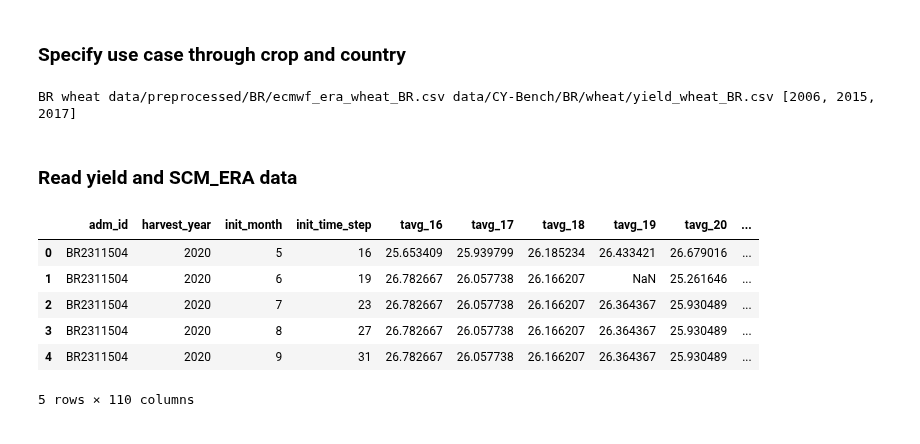
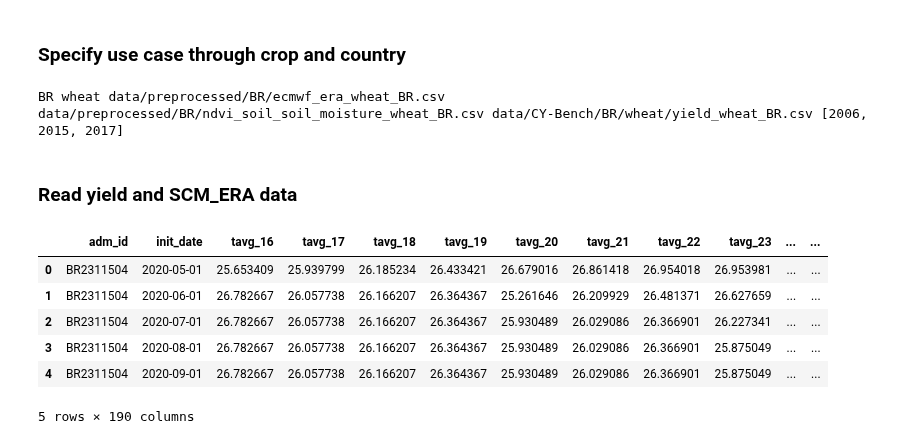
Before and after one commit to ellaampy/seasonal-yield-forecast, a Jupyter notebook: train_and_validate.ipynb, the cells around one changed output. Saved outputs shown, nothing was run; the diff lists cells and outputs as text; code cells hidden in the pictures.

```diff
--- a/train_and_validate.ipynb
+++ b/train_and_validate.ipynb
@@ -23,53 +20,61 @@ match country:
         match crop:
             case "wheat":
                 ecmwf_path = "data/preprocessed/US/ecmwf_era_wheat_US.csv"
+                predictor_path = "data/preprocessed/US/ndvi_soil_soil_moisture_wheat_US.csv"
                 yield_path = "data/CY-Bench/US/wheat/yield_wheat_US.csv"
                 test_years = [2020, 2021, 2022]
-                print(country, crop, ecmwf_path, yield_path, test_years)
+                print(country, crop, ecmwf_path, predictor_path, yield_path, test_years)
             case "maize":
                 ecmwf_path = "data/preprocessed/US/ecmwf_era_maize_US.csv"
+                predictor_path = "data/preprocessed/US/ndvi_soil_soil_moisture_maize_US.csv"
                 yield_path = "data/CY-Bench/US/maize/yield_maize_US.csv"
                 test_years = [2020, 2021, 2022]
-                print(country, crop, ecmwf_path, yield_path, test_years)
+                print(country, crop, ecmwf_path, predictor_path, yield_path, test_years)
             case _:
                 print("invalid crop, has to be wheat or maize")
     case "BR":
         match crop:
             case "wheat":
                 ecmwf_path = "data/preprocessed/BR/ecmwf_era_wheat_BR.csv"
+                predictor_path = "data/preprocessed/BR/ndvi_soil_soil_moisture_wheat_BR.csv"
                 yield_path = "data/CY-Bench/BR/wheat/yield_wheat_BR.csv"
                 test_years = [2006, 2015, 2017]
-                print(country, crop, ecmwf_path, yield_path, test_years)
+                print(country, crop, ecmwf_path, predictor_path, yield_path, test_years)
             case "maize":
                 ecmwf_path = "data/preprocessed/BR/ecmwf_era_maize_BR.csv"
+                predictor_path = "data/preprocessed/BR/ndvi_soil_soil_moisture_maize_BR.csv"
                 yield_path = "data/CY-Bench/BR/maize/yield_maize_BR.csv"
                 test_years = [2020, 2021, 2022]
-                print(country, crop, ecmwf_path, yield_path, test_years)
+                print(country, crop, ecmwf_path, predictor_path, yield_path, test_years)
             case _:
                 print("invalid crop, has to be wheat or maize")
     case _:
         print("invalid country, has to be US or BR")
 # %% [output]
-BR wheat data/preprocessed/BR/ecmwf_era_wheat_BR.csv data/CY-Bench/BR/wheat/yield_wheat_BR.csv [2006, 2015, 2017]
+BR wheat data/preprocessed/BR/ecmwf_era_wheat_BR.csv data/preprocessed/BR/ndvi_soil_soil_moisture_wheat_BR.csv data/CY-Bench/BR/wheat/yield_wheat_BR.csv [2006, 2015, 2017]
 # %% [markdown]
 ### Read yield and SCM_ERA data
 # %%
 # Historical yield data
 y = pd.read_csv(yield_path)
 y = y.loc[y["harvest_year"].between(2003, 2023), ["adm_id", "harvest_year", "yield", "harvested_area"]].reset_index(drop=True)
 
-# 8-day aggregated ECMWF and ERA data depending on month of initialization
-x = pd.read_csv(ecmwf_path)
+# Merge predictor data
+x_1 = pd.read_csv(ecmwf_path)
+x_2 = pd.read_csv(predictor_path)
+x = x_1.merge(x_2, on=["adm_id", "harvest_year"], how="left").dropna().reset_index(drop=True)
+
+# Merge predictor and yield data
 x_y = x.merge(y, on=["adm_id", "harvest_year"], how="inner")
 
 # remove test years
 train_df = x_y[~x_y['harvest_year'].isin(test_years)].reset_index(drop=True)
 train_df.head()
 # %% [output]
-|  | adm_id | harvest_year | init_month | init_time_step | tavg_16 | tavg_17 | tavg_18 | tavg_19 | tavg_20 | ... |
-| 0 | BR2311504 | 2020 | 5 | 16 | 25.653409 | 25.939799 | 26.185234 | 26.433421 | 26.679016 | ... |
-| 1 | BR2311504 | 2020 | 6 | 19 | 26.782667 | 26.057738 | 26.166207 | NaN | 25.261646 | ... |
-| 2 | BR2311504 | 2020 | 7 | 23 | 26.782667 | 26.057738 | 26.166207 | 26.364367 | 25.930489 | ... |
-| 3 | BR2311504 | 2020 | 8 | 27 | 26.782667 | 26.057738 | 26.166207 | 26.364367 | 25.930489 | ... |
-| 4 | BR2311504 | 2020 | 9 | 31 | 26.782667 | 26.057738 | 26.166207 | 26.364367 | 25.930489 | ... |
+|  | adm_id | init_date | tavg_16 | tavg_17 | tavg_18 | tavg_19 | tavg_20 | tavg_21 | tavg_22 | tavg_23 | ... | ... |
+| 0 | BR2311504 | 2020-05-01 | 25.653409 | 25.939799 | 26.185234 | 26.433421 | 26.679016 | 26.861418 | 26.954018 | 26.953981 | ... | ... |
+| 1 | BR2311504 | 2020-06-01 | 26.782667 | 26.057738 | 26.166207 | 26.364367 | 25.261646 | 26.209929 | 26.481371 | 26.627659 | ... | ... |
+| 2 | BR2311504 | 2020-07-01 | 26.782667 | 26.057738 | 26.166207 | 26.364367 | 25.930489 | 26.029086 | 26.366901 | 26.227341 | ... | ... |
+| 3 | BR2311504 | 2020-08-01 | 26.782667 | 26.057738 | 26.166207 | 26.364367 | 25.930489 | 26.029086 | 26.366901 | 25.875049 | ... | ... |
+| 4 | BR2311504 | 2020-09-01 | 26.782667 | 26.057738 | 26.166207 | 26.364367 | 25.930489 | 26.029086 | 26.366901 | 25.875049 | ... | ... |
-5 rows × 110 columns
+5 rows × 190 columns
```
Also changed, not shown: parts of 7 cells of this notebook, 4 other files.
